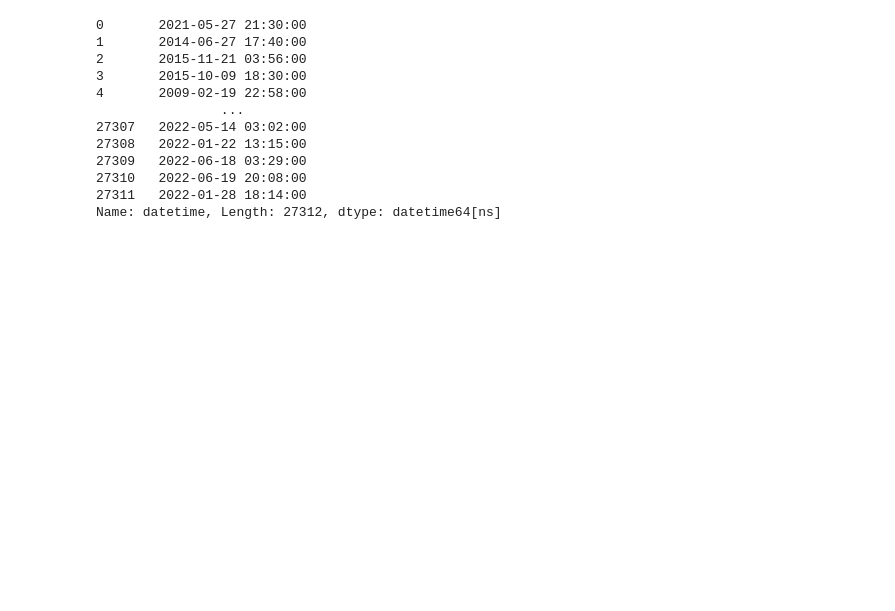
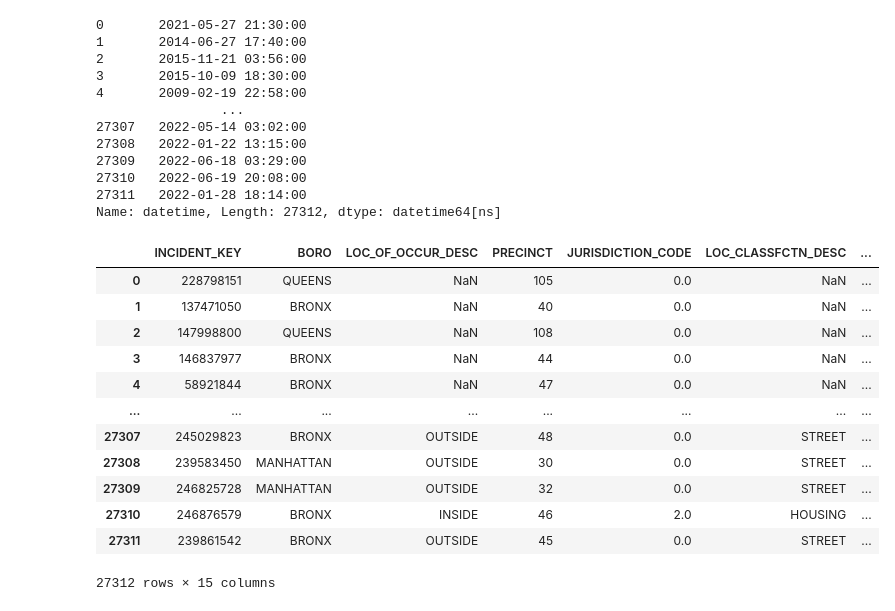
Before and after one commit to RyanJTalbot/MSDS, a Jupyter notebook: Vital Skills/Vital Skills for Data Science Specialization/Data Science as a Field/Project/NYPD.ipynb, the cells around one changed output. Drawn from its saved outputs; the diff is of its cells as text; code cells hidden in the pictures; blank space fills up the shorter version.

```diff
--- a/Vital Skills/Vital Skills for Data Science Specialization/Data Science as a Field/Project/NYPD.ipynb
+++ b/Vital Skills/Vital Skills for Data Science Specialization/Data Science as a Field/Project/NYPD.ipynb
@@ -161,3 +161,19 @@ Name: datetime, Length: 27312, dtype: datetime64[ns]
 dff = dff.drop(columns=["OCCUR_DATE", "OCCUR_TIME"])
 # %%
 df = dff.copy()
+# %%
+df
+# %% [output]
+|  | INCIDENT_KEY | BORO | LOC_OF_OCCUR_DESC | PRECINCT | JURISDICTION_CODE | LOC_CLASSFCTN_DESC | ... |
+| 0 | 228798151 | QUEENS | NaN | 105 | 0.0 | NaN | ... |
+| 1 | 137471050 | BRONX | NaN | 40 | 0.0 | NaN | ... |
+| 2 | 147998800 | QUEENS | NaN | 108 | 0.0 | NaN | ... |
+| 3 | 146837977 | BRONX | NaN | 44 | 0.0 | NaN | ... |
+| 4 | 58921844 | BRONX | NaN | 47 | 0.0 | NaN | ... |
+| ... | ... | ... | ... | ... | ... | ... | ... |
+| 27307 | 245029823 | BRONX | OUTSIDE | 48 | 0.0 | STREET | ... |
+| 27308 | 239583450 | MANHATTAN | OUTSIDE | 30 | 0.0 | STREET | ... |
+| 27309 | 246825728 | MANHATTAN | OUTSIDE | 32 | 0.0 | STREET | ... |
+| 27310 | 246876579 | BRONX | INSIDE | 46 | 2.0 | HOUSING | ... |
+| 27311 | 239861542 | BRONX | OUTSIDE | 45 | 0.0 | STREET | ... |
+27312 rows × 15 columns
```
Also changed, not shown: parts of 18 cells of this notebook, 14 other files.
